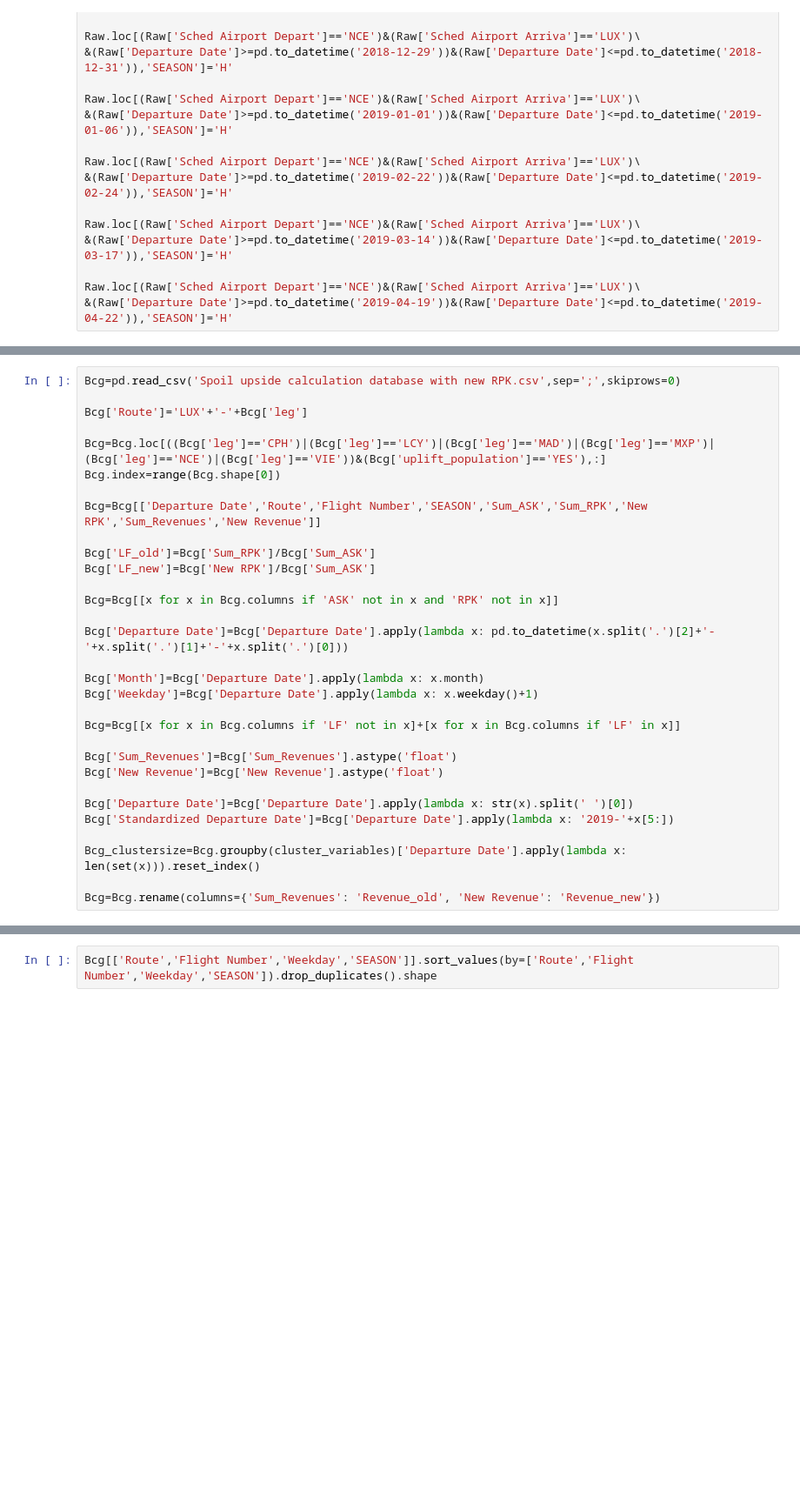
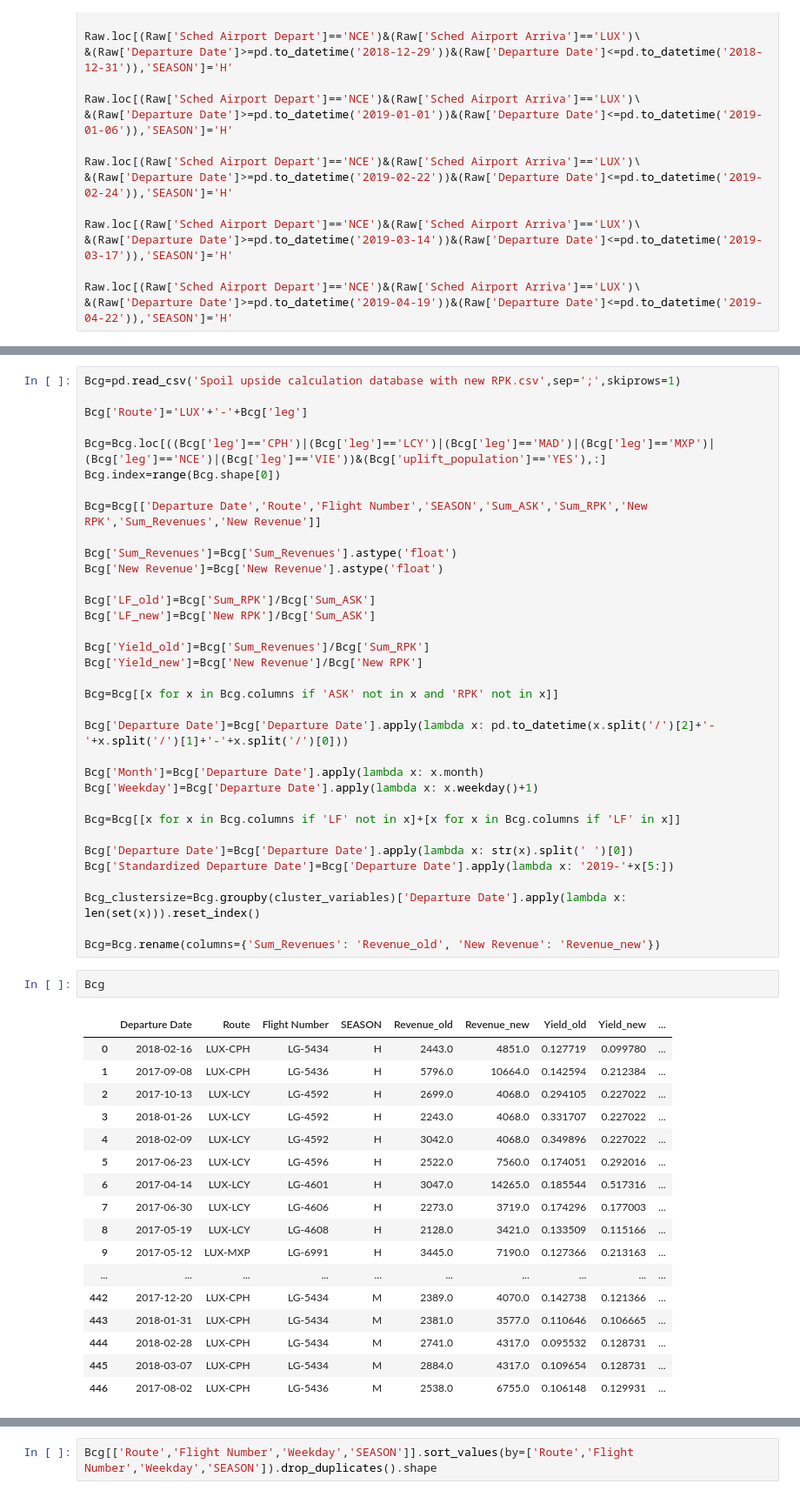
Before and after one commit to dkremlg/el, a Jupyter notebook: Benoit_datematching.ipynb, the cells around one changed output, grey strips where cells are left out. Shown at 87% size. Cells and saved outputs as stored; diff of their text form; blank space fills up the shorter version.

```diff
--- a/Benoit_datematching.ipynb
+++ b/Benoit_datematching.ipynb
@@ -1098,7 +1102,7 @@ Raw=Raw[[x for x in Raw.columns if 'LF' not in x and 'Revenue' not in x]+[x for
 Raw['Departure Date']=Raw['Departure Date'].apply(lambda x: str(x).split(' ')[0])
 Raw['Standardized Departure Date']=Raw['Departure Date'].apply(lambda x: '2019-'+x[5:])
 # %%
-Bcg=pd.read_csv('Spoil upside calculation database with new RPK.csv',sep=';',skiprows=0)
+Bcg=pd.read_csv('Spoil upside calculation database with new RPK.csv',sep=';',skiprows=1)
 
 Bcg['Route']='LUX'+'-'+Bcg['leg']
 
@@ -1107,20 +1111,23 @@ Bcg.index=range(Bcg.shape[0])
 
 Bcg=Bcg[['Departure Date','Route','Flight Number','SEASON','Sum_ASK','Sum_RPK','New RPK','Sum_Revenues','New Revenue']]
 
+Bcg['Sum_Revenues']=Bcg['Sum_Revenues'].astype('float')
+Bcg['New Revenue']=Bcg['New Revenue'].astype('float')
+
 Bcg['LF_old']=Bcg['Sum_RPK']/Bcg['Sum_ASK']
 Bcg['LF_new']=Bcg['New RPK']/Bcg['Sum_ASK']
 
+Bcg['Yield_old']=Bcg['Sum_Revenues']/Bcg['Sum_RPK']
+Bcg['Yield_new']=Bcg['New Revenue']/Bcg['New RPK']
+
 Bcg=Bcg[[x for x in Bcg.columns if 'ASK' not in x and 'RPK' not in x]]
 
-Bcg['Departure Date']=Bcg['Departure Date'].apply(lambda x: pd.to_datetime(x.split('.')[2]+'-'+x.split('.')[1]+'-'+x.split('.')[0]))
+Bcg['Departure Date']=Bcg['Departure Date'].apply(lambda x: pd.to_datetime(x.split('/')[2]+'-'+x.split('/')[1]+'-'+x.split('/')[0]))
 
 Bcg['Month']=Bcg['Departure Date'].apply(lambda x: x.month)
 Bcg['Weekday']=Bcg['Departure Date'].apply(lambda x: x.weekday()+1)
 
 Bcg=Bcg[[x for x in Bcg.columns if 'LF' not in x]+[x for x in Bcg.columns if 'LF' in x]]
-
-Bcg['Sum_Revenues']=Bcg['Sum_Revenues'].astype('float')
-Bcg['New Revenue']=Bcg['New Revenue'].astype('float')
 
 Bcg['Departure Date']=Bcg['Departure Date'].apply(lambda x: str(x).split(' ')[0])
 Bcg['Standardized Departure Date']=Bcg['Departure Date'].apply(lambda x: '2019-'+x[5:])
@@ -1128,3 +1135,23 @@ Bcg['Standardized Departure Date']=Bcg['Departure Date'].apply(lambda x: '2019-'
 Bcg_clustersize=Bcg.groupby(cluster_variables)['Departure Date'].apply(lambda x: len(set(x))).reset_index()
 
 Bcg=Bcg.rename(columns={'Sum_Revenues': 'Revenue_old', 'New Revenue': 'Revenue_new'})
+# %%
+Bcg
+# %% [output]
+|  | Departure Date | Route | Flight Number | SEASON | Revenue_old | Revenue_new | Yield_old | Yield_new | ... |
+| 0 | 2018-02-16 | LUX-CPH | LG-5434 | H | 2443.0 | 4851.0 | 0.127719 | 0.099780 | ... |
+| 1 | 2017-09-08 | LUX-CPH | LG-5436 | H | 5796.0 | 10664.0 | 0.142594 | 0.212384 | ... |
+| 2 | 2017-10-13 | LUX-LCY | LG-4592 | H | 2699.0 | 4068.0 | 0.294105 | 0.227022 | ... |
+| 3 | 2018-01-26 | LUX-LCY | LG-4592 | H | 2243.0 | 4068.0 | 0.331707 | 0.227022 | ... |
+| 4 | 2018-02-09 | LUX-LCY | LG-4592 | H | 3042.0 | 4068.0 | 0.349896 | 0.227022 | ... |
+| 5 | 2017-06-23 | LUX-LCY | LG-4596 | H | 2522.0 | 7560.0 | 0.174051 | 0.292016 | ... |
+| 6 | 2017-04-14 | LUX-LCY | LG-4601 | H | 3047.0 | 14265.0 | 0.185544 | 0.517316 | ... |
+| 7 | 2017-06-30 | LUX-LCY | LG-4606 | H | 2273.0 | 3719.0 | 0.174296 | 0.177003 | ... |
+| 8 | 2017-05-19 | LUX-LCY | LG-4608 | H | 2128.0 | 3421.0 | 0.133509 | 0.115166 | ... |
+| 9 | 2017-05-12 | LUX-MXP | LG-6991 | H | 3445.0 | 7190.0 | 0.127366 | 0.213163 | ... |
+| ... | ... | ... | ... | ... | ... | ... | ... | ... | ... |
+| 442 | 2017-12-20 | LUX-CPH | LG-5434 | M | 2389.0 | 4070.0 | 0.142738 | 0.121366 | ... |
+| 443 | 2018-01-31 | LUX-CPH | LG-5434 | M | 2381.0 | 3577.0 | 0.110646 | 0.106665 | ... |
+| 444 | 2018-02-28 | LUX-CPH | LG-5434 | M | 2741.0 | 4317.0 | 0.095532 | 0.128731 | ... |
+| 445 | 2018-03-07 | LUX-CPH | LG-5434 | M | 2884.0 | 4317.0 | 0.109654 | 0.128731 | ... |
+| 446 | 2017-08-02 | LUX-CPH | LG-5436 | M | 2538.0 | 6755.0 | 0.106148 | 0.129931 | ... |
```
Also changed, not shown: parts of 3 cells of this notebook, 2 other files.
